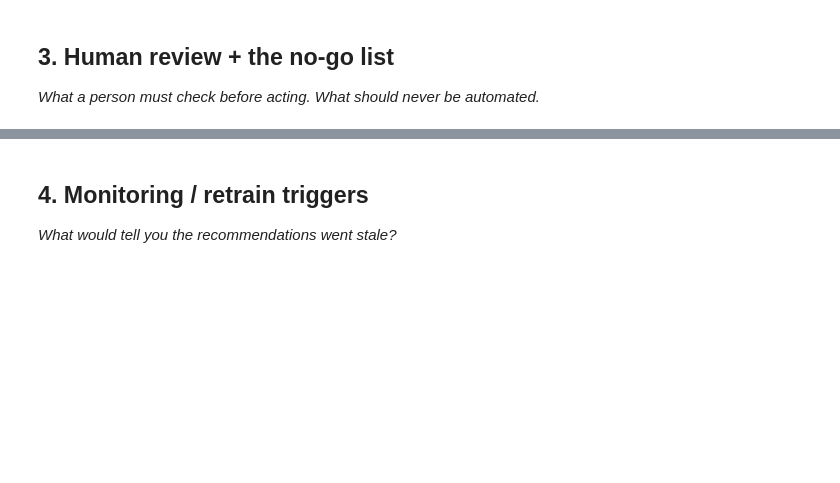
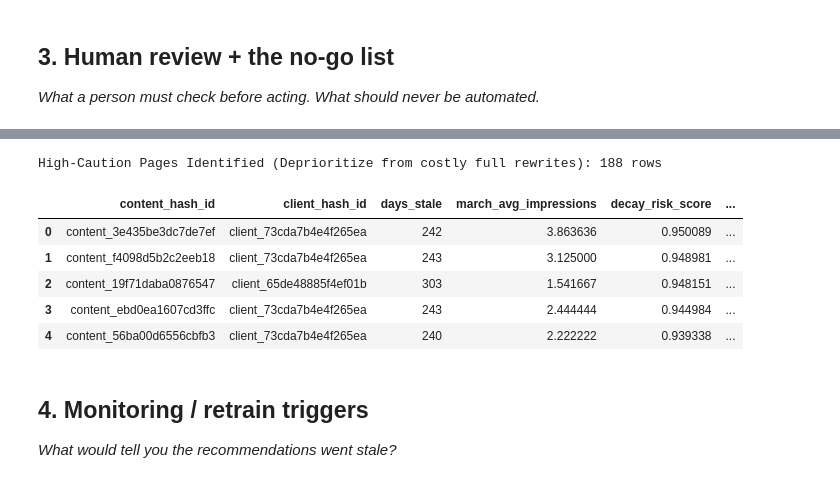
Before and after one commit to abdul-ITexpert/flyrank-internship-week1, a Jupyter notebook: work/notebooks/w07_action_playbook.ipynb, the cells around one changed output, grey strips where cells are left out. Saved outputs shown, nothing was run; the diff lists cells and outputs as text; code cells hidden in the pictures; blank space fills up the shorter version.

```diff
--- a/work/notebooks/w07_action_playbook.ipynb
+++ b/work/notebooks/w07_action_playbook.ipynb
@@ -27,6 +204,22 @@ This skeleton is yours to fill. Work the sections **in order** — each one has
 # %%
 # This cell is for CODE (numbers, a query, a check).
 # Write your text answer in the cell ABOVE this one — typing sentences here breaks Run All.
+
+# Identify potential "No-Go" / High-Caution rows in the top queue
+# Example: Deeply stale pages with near-zero historic impressions (low-ROI candidates for rewrite)
+high_caution_mask = (ranked_queue['days_stale'] > 180) & (ranked_queue['march_avg_impressions'] < 5)
+caution_candidates = ranked_queue[high_caution_mask].copy()
+
+print(f"High-Caution Pages Identified (Deprioritize from costly full rewrites): {len(caution_candidates)} rows")
+display(caution_candidates[['content_hash_id', 'client_hash_id', 'days_stale', 'march_avg_impressions', 'decay_risk_score', 'recommended_action']].head(5))
+# %% [output]
+High-Caution Pages Identified (Deprioritize from costly full rewrites): 188 rows
+|  | content_hash_id | client_hash_id | days_stale | march_avg_impressions | decay_risk_score | ... |
+| 0 | content_3e435be3dc7de7ef | client_73cda7b4e4f265ea | 242 | 3.863636 | 0.950089 | ... |
+| 1 | content_f4098d5b2c2eeb18 | client_73cda7b4e4f265ea | 243 | 3.125000 | 0.948981 | ... |
+| 2 | content_19f71daba0876547 | client_65de48885f4ef01b | 303 | 1.541667 | 0.948151 | ... |
+| 3 | content_ebd0ea1607cd3ffc | client_73cda7b4e4f265ea | 243 | 2.444444 | 0.944984 | ... |
+| 4 | content_56ba00d6556cbfb3 | client_73cda7b4e4f265ea | 240 | 2.222222 | 0.939338 | ... |
 # %% [markdown]
 ## 4. Monitoring / retrain triggers
 
```
Also changed, not shown: parts of 12 cells of this notebook.
